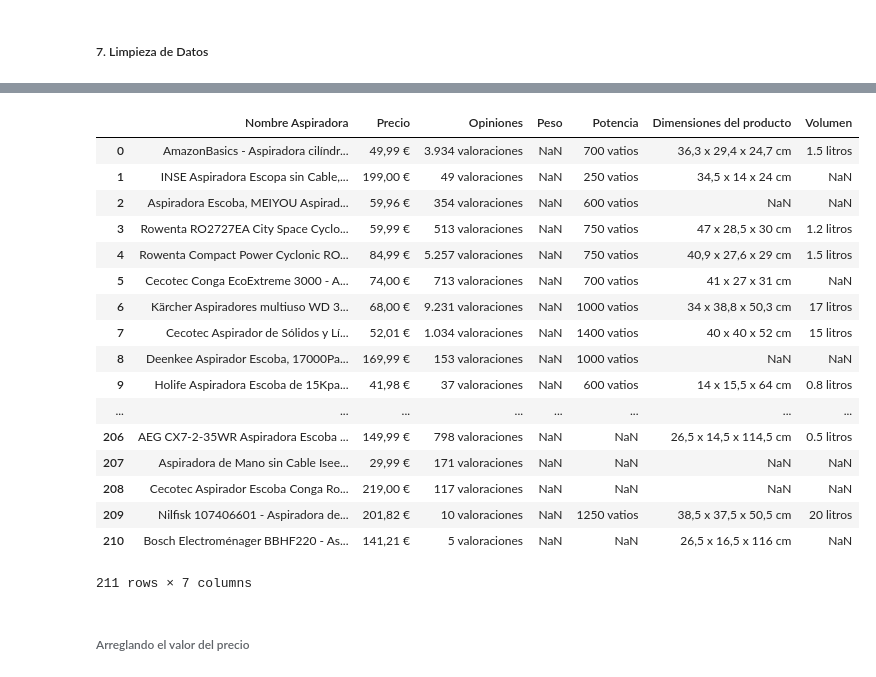
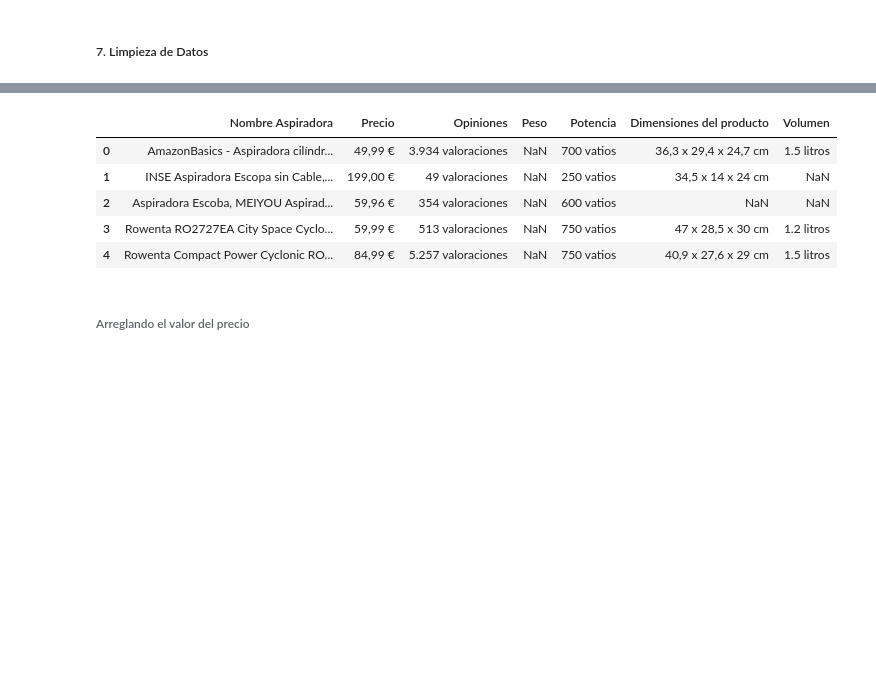
Before and after one commit to xgutierrez/Platzi-DataScienceAmazon, a Jupyter notebook: AnálisisDeAspiradoras.ipynb, the cells around one changed output, grey strips where cells are left out. Saved outputs shown, nothing was run; the diff lists cells and outputs as text; code cells hidden in the pictures; blank space fills up the shorter version.

```diff
--- a/AnálisisDeAspiradoras.ipynb
+++ b/AnálisisDeAspiradoras.ipynb
@@ -440,26 +429,14 @@ datosAspiradoras
 # %%
 # Nuevo dato de aspiradoras
 aspiradoras = datosAspiradoras[['Nombre Aspiradora','Precio','Opiniones','Peso','Potencia','Dimensiones del producto','Volumen']]
-aspiradoras
+aspiradoras.head()
 # %% [output]
 |  | Nombre Aspiradora | Precio | Opiniones | Peso | Potencia | Dimensiones del producto | Volumen |
 | 0 | AmazonBasics - Aspiradora cilíndr... | 49,99 € | 3.934 valoraciones | NaN | 700 vatios | 36,3 x 29,4 x 24,7 cm | 1.5 litros |
 | 1 | INSE Aspiradora Escopa sin Cable,... | 199,00 € | 49 valoraciones | NaN | 250 vatios | 34,5 x 14 x 24 cm | NaN |
 | 2 | Aspiradora Escoba, MEIYOU Aspirad... | 59,96 € | 354 valoraciones | NaN | 600 vatios | NaN | NaN |
 | 3 | Rowenta RO2727EA City Space Cyclo... | 59,99 € | 513 valoraciones | NaN | 750 vatios | 47 x 28,5 x 30 cm | 1.2 litros |
 | 4 | Rowenta Compact Power Cyclonic RO... | 84,99 € | 5.257 valoraciones | NaN | 750 vatios | 40,9 x 27,6 x 29 cm | 1.5 litros |
-| 5 | Cecotec Conga EcoExtreme 3000 - A... | 74,00 € | 713 valoraciones | NaN | 700 vatios | 41 x 27 x 31 cm | NaN |
-| 6 | Kärcher Aspiradores multiuso WD 3... | 68,00 € | 9.231 valoraciones | NaN | 1000 vatios | 34 x 38,8 x 50,3 cm | 17 litros |
-| 7 | Cecotec Aspirador de Sólidos y Lí... | 52,01 € | 1.034 valoraciones | NaN | 1400 vatios | 40 x 40 x 52 cm | 15 litros |
-| 8 | Deenkee Aspirador Escoba, 17000Pa... | 169,99 € | 153 valoraciones | NaN | 1000 vatios | NaN | NaN |
-| 9 | Holife Aspiradora Escoba de 15Kpa... | 41,98 € | 37 valoraciones | NaN | 600 vatios | 14 x 15,5 x 64 cm | 0.8 litros |
-| ... | ... | ... | ... | ... | ... | ... | ... |
-| 206 | AEG CX7-2-35WR Aspiradora Escoba ... | 149,99 € | 798 valoraciones | NaN | NaN | 26,5 x 14,5 x 114,5 cm | 0.5 litros |
-| 207 | Aspiradora de Mano sin Cable Isee... | 29,99 € | 171 valoraciones | NaN | NaN | NaN | NaN |
-| 208 | Cecotec Aspirador Escoba Conga Ro... | 219,00 € | 117 valoraciones | NaN | NaN | NaN | NaN |
-| 209 | Nilfisk 107406601 - Aspiradora de... | 201,82 € | 10 valoraciones | NaN | 1250 vatios | 38,5 x 37,5 x 50,5 cm | 20 litros |
-| 210 | Bosch Electroménager BBHF220 - As... | 141,21 € | 5 valoraciones | NaN | NaN | 26,5 x 16,5 x 116 cm | NaN |
-211 rows × 7 columns
 # %% [markdown]
 ###### Arreglando el valor del precio
 # %%
```
Also changed, not shown: parts of 10 cells of this notebook.
